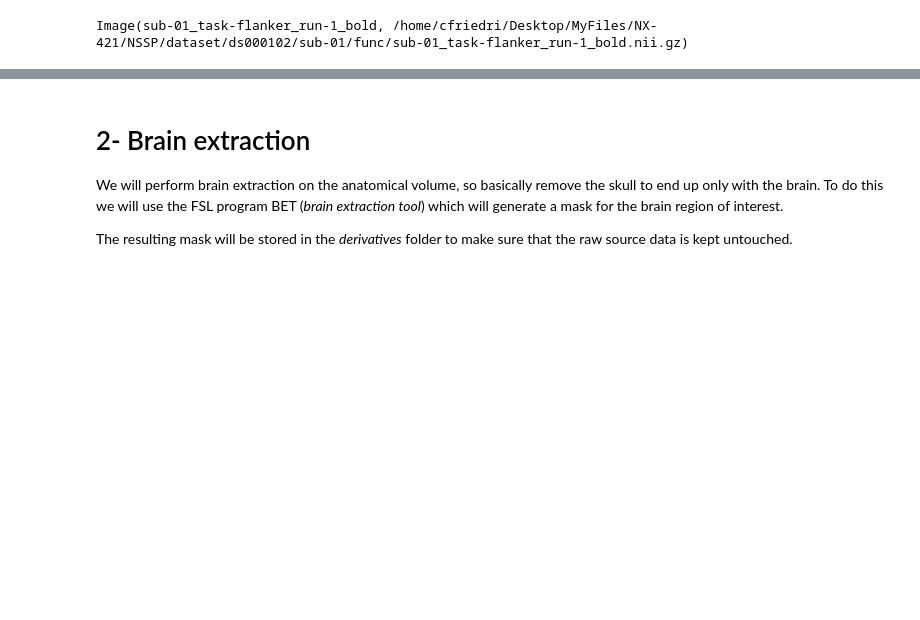
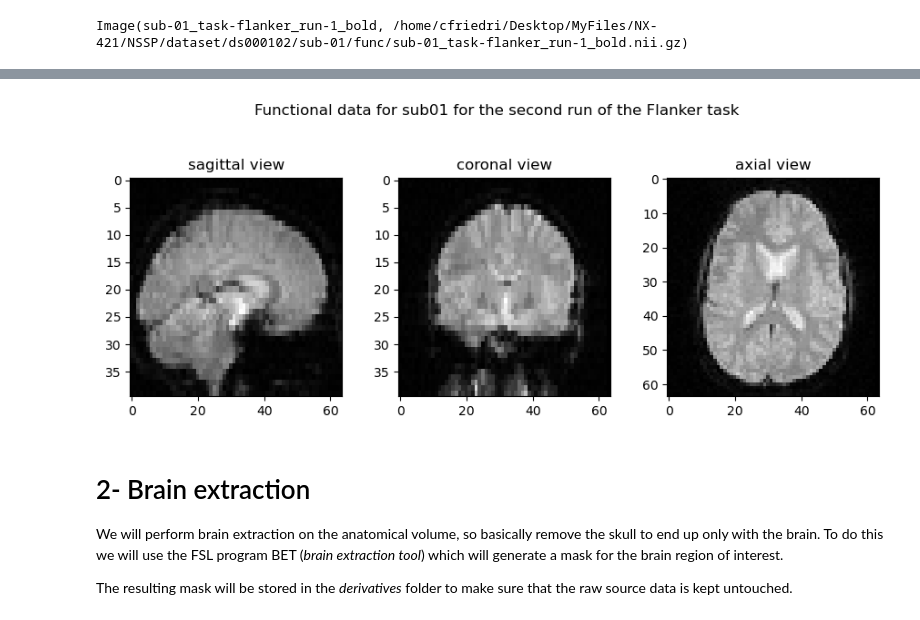
Before and after one commit to claireFriedrich/NSSP, a Jupyter notebook: MiniProject1.ipynb, the cells around one changed output, grey strips where cells are left out. Cells and saved outputs as stored; diff of their text form; code cells hidden in the pictures; blank space fills up the shorter version.

```diff
--- a/MiniProject1.ipynb
+++ b/MiniProject1.ipynb
@@ -143,6 +179,12 @@ Image(sub-01_task-flanker_run-2_bold, /home/cfriedri/Desktop/MyFiles/NX-421/NSSP
 # %% [markdown]
 <center><img src="imgs/vis_func_run2.gif"/>
     <p style="text-align:center;"><i>Functional data for sub01 for the second run of the Flanker task</i></p></center>
+# %%
+func_data_sub1_run2 = load_data(op.join(bids_root, 'sub-01', 'func', 'sub-01_task-flanker_run-2_bold.nii.gz'))
+plot_anat(func_data_sub1_run2[:,:,:,73],
+          title = "Functional data for sub01 for the second run of the Flanker task")
+# %% [output]
+[figure, added]
 # %% [markdown]
 # 2- Brain extraction
 We will perform brain extraction on the anatomical volume, so basically remove the skull to end up only with the brain. To do this we will use the FSL program BET (*brain extraction tool*) which will generate a mask for the brain region of interest.
```
Also changed, not shown: parts of 40 cells of this notebook.
